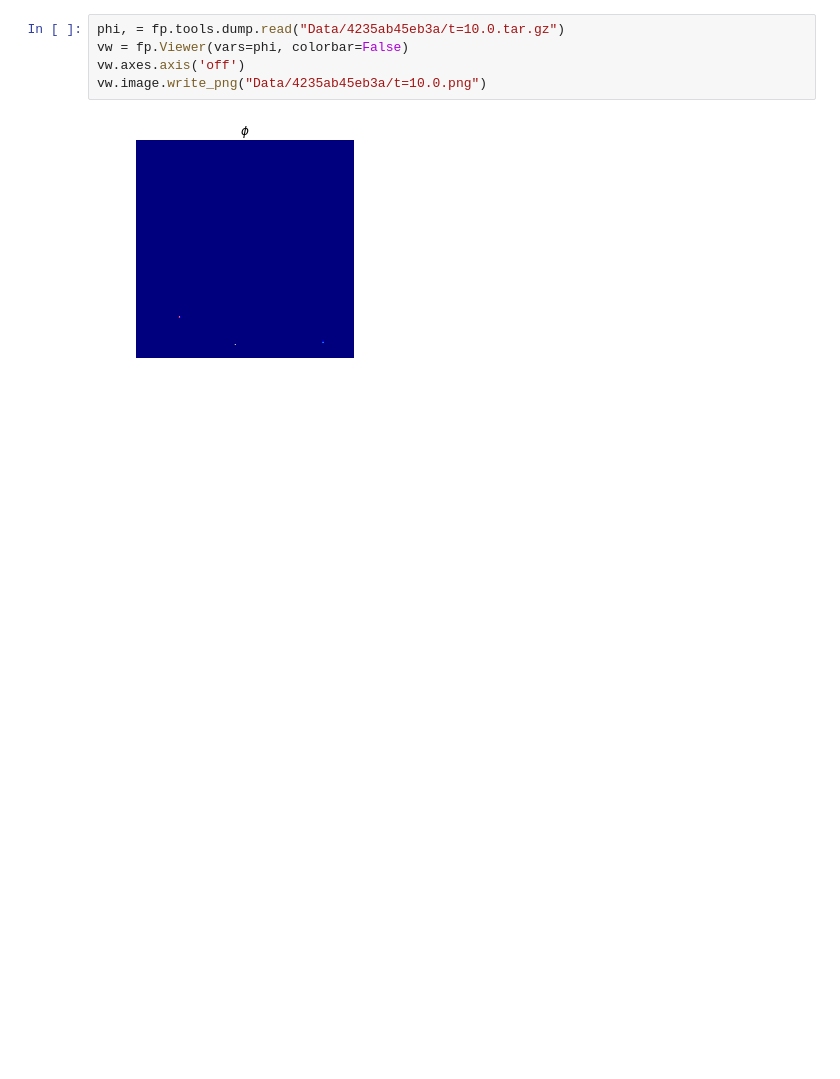
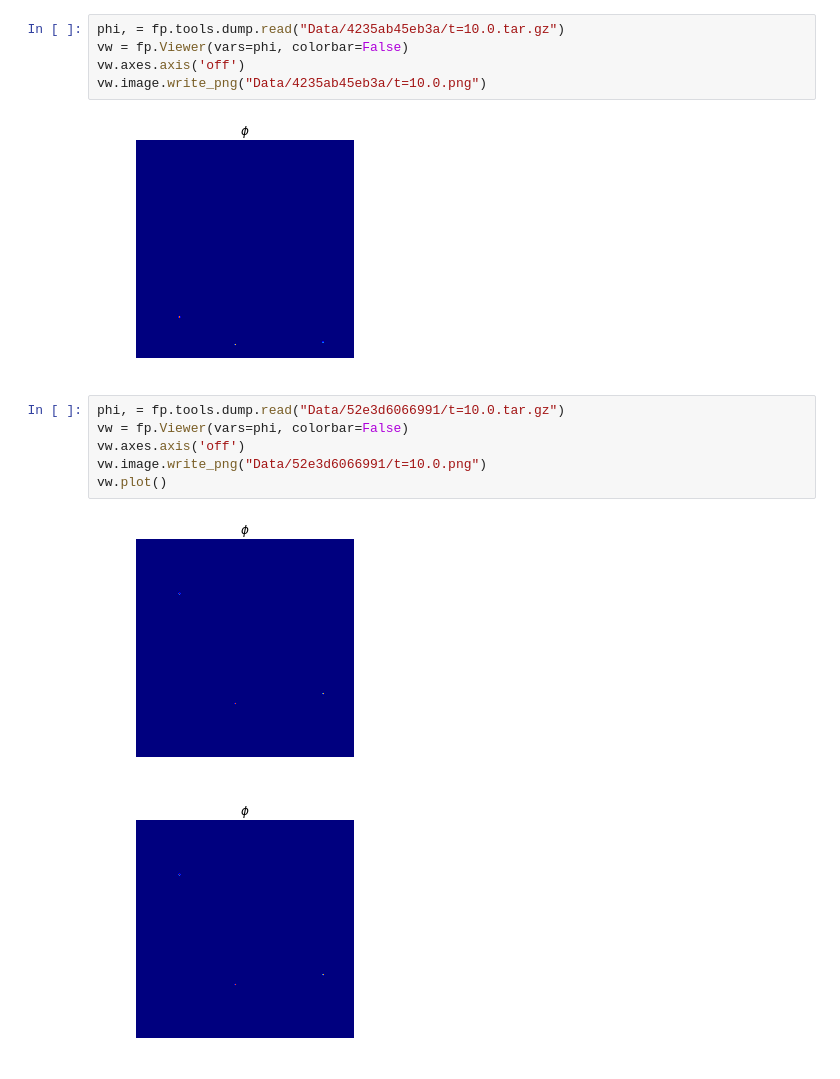
Before and after one commit to guyer/phasefieldbenchmark-8, a Jupyter notebook: analysis.ipynb, the cells around one changed output. Drawn from its saved outputs; the diff is of its cells as text; blank space fills up the shorter version.

```diff
--- a/analysis.ipynb
+++ b/analysis.ipynb
@@ -354,3 +354,12 @@ vw.axes.axis('off')
 vw.image.write_png("Data/4235ab45eb3a/t=10.0.png")
 # %% [output]
 [figure]
+# %%
+phi, = fp.tools.dump.read("Data/52e3d6066991/t=10.0.tar.gz")
+vw = fp.Viewer(vars=phi, colorbar=False)
+vw.axes.axis('off')
+vw.image.write_png("Data/52e3d6066991/t=10.0.png")
+vw.plot()
+# %% [output]
+[figure, added]
+[figure, added]
```
Also changed, not shown: parts of 1 cell of this notebook.
